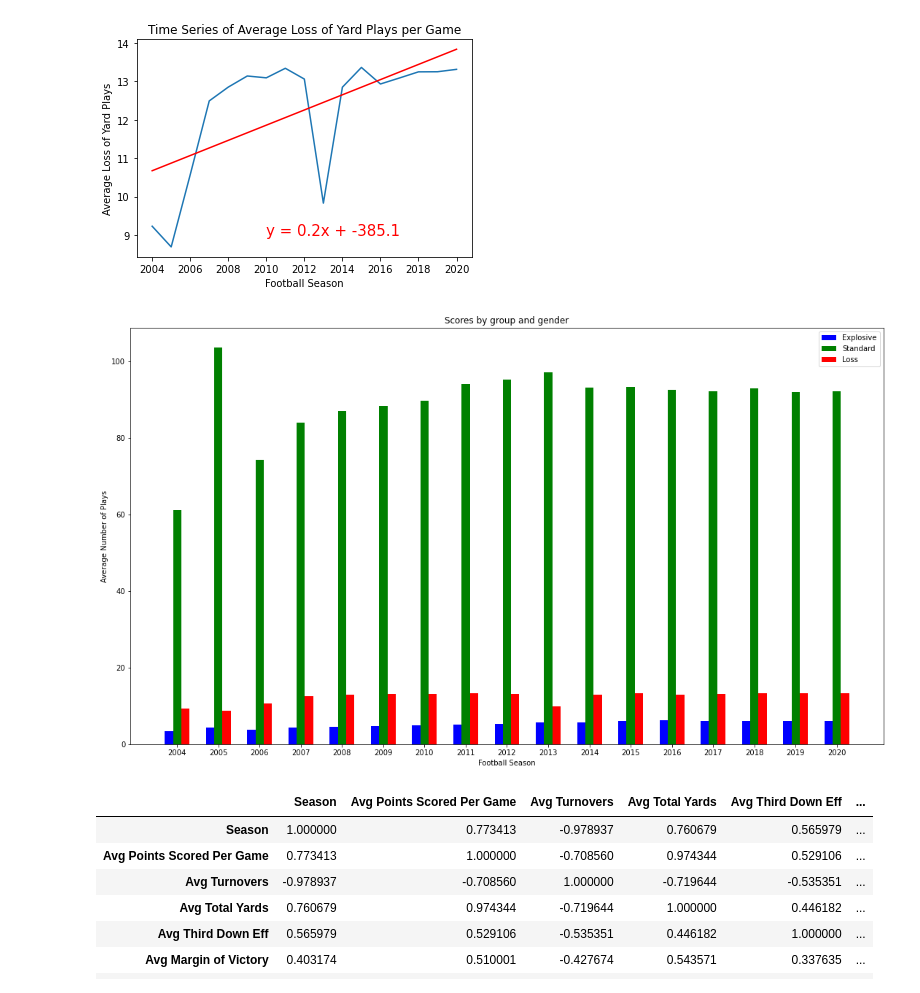
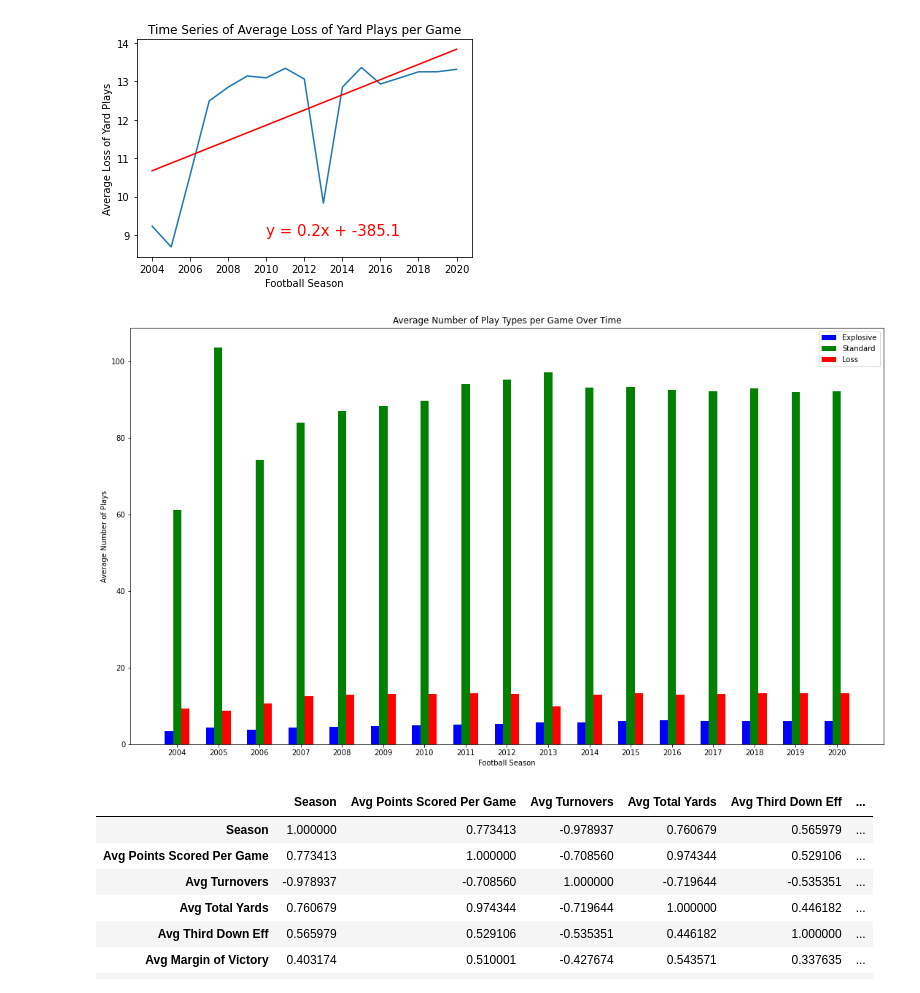
Before and after one commit to khutula/TigerGatorNole_Capstone1, a Jupyter notebook: data_plots.ipynb, the cells around one changed output. Saved outputs shown, nothing was run; the diff lists cells and outputs as text; code cells hidden in the pictures.

Commit message:
correct image references

```diff
--- a/data_plots.ipynb
+++ b/data_plots.ipynb
@@ -94,27 +94,27 @@ Correlation: 0.63
 # %%
 labels = [x for x in range(2004,2021)]
 x = np.arange(len(labels))  # the label locations
 width = 0.2  # the width of the bars
 
 fig, ax = plt.subplots()
 fig.set_size_inches(18.5, 10.5)
 
 rects1 = ax.bar(x - width, score_df["Avg Explosive Plays"], width, color="blue",
                 label='Explosive')
 rects2 = ax.bar(x, score_df["Avg Standard Gain Plays"], width, color="green",
                 label='Standard')
 rects3 = ax.bar(x + width, score_df["Avg Loss of Yard Plays"], width, color="red",
                 label='Loss')
 ax.set_ylabel('Average Number of Plays')
 ax.set_xlabel('Football Season')
-ax.set_title('Scores by group and gender')
+ax.set_title('Average Number of Play Types per Game Over Time')
 ax.set_xticks(x)
 ax.set_xticklabels(labels)
 ax.legend()
 fig.savefig('Output/Play_Type_Bar.png')
 plt.show()
 # %% [output]
-[figure, old version]
+[figure, new version]
 # %%
 corr_matrix = score_df.corr()
 corr_matrix
```
Also changed, not shown: 1 other file.
